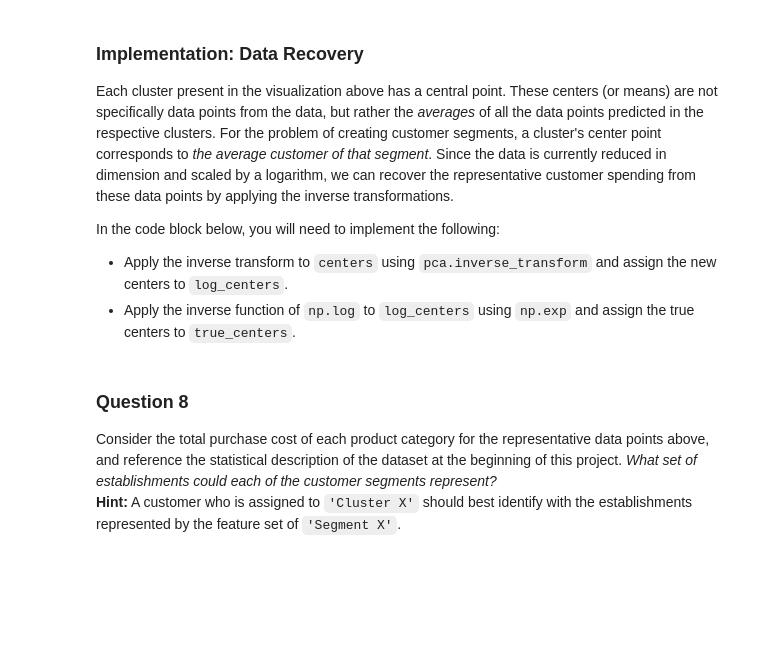
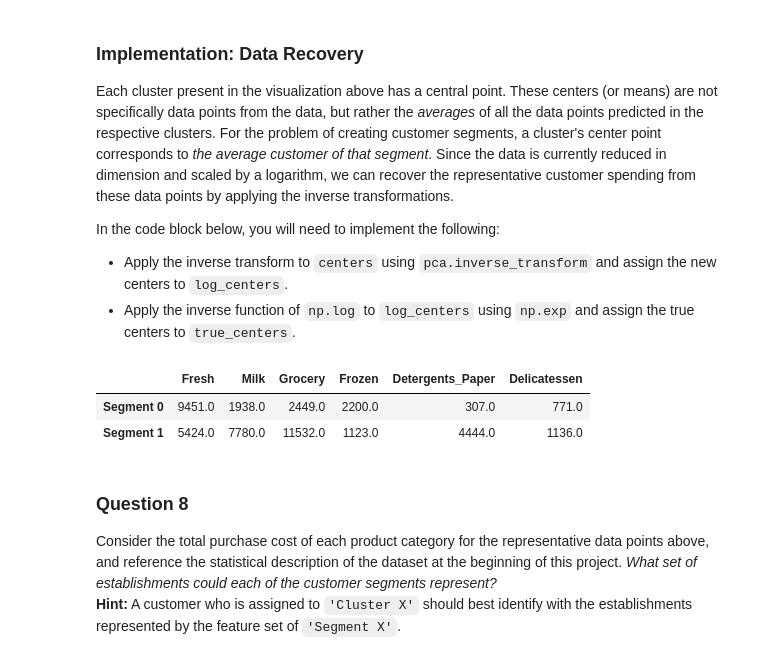
Before and after one commit to nudigamma/machine-learning-projects, a Jupyter notebook: projects/creating_customer_segments/customer_segments.ipynb, the cells around one changed output. Cells and saved outputs as stored; diff of their text form; code cells hidden in the pictures; blank space fills up the shorter version.

Commit message:
Customer_segments ready to be submitted

```diff
--- a/projects/creating_customer_segments/customer_segments.ipynb
+++ b/projects/creating_customer_segments/customer_segments.ipynb
@@ -455,16 +459,20 @@ In the code block below, you will need to implement the following:
  - Apply the inverse function of `np.log` to `log_centers` using `np.exp` and assign the true centers to `true_centers`.
 # %%
 # TODO: Inverse transform the centers
-log_centers = None
+log_centers = pca.inverse_transform(centers1)
 
 # TODO: Exponentiate the centers
-true_centers = None
+true_centers = np.exp(log_centers)
 
 # Display the true centers
-segments = ['Segment {}'.format(i) for i in range(0,len(centers))]
+segments = ['Segment {}'.format(i) for i in range(0,len(centers1))]
 true_centers = pd.DataFrame(np.round(true_centers), columns = data.keys())
 true_centers.index = segments
 display(true_centers)
+# %% [output]
+|  | Fresh | Milk | Grocery | Frozen | Detergents_Paper | Delicatessen |
+| Segment 0 | 9451.0 | 1938.0 | 2449.0 | 2200.0 | 307.0 | 771.0 |
+| Segment 1 | 5424.0 | 7780.0 | 11532.0 | 1123.0 | 4444.0 | 1136.0 |
 # %% [markdown]
 ### Question 8
 Consider the total purchase cost of each product category for the representative data points above, and reference the statistical description of the dataset at the beginning of this project. *What set of establishments could each of the customer segments represent?*
```
Also changed, not shown: parts of 15 cells of this notebook, 2 other files.
